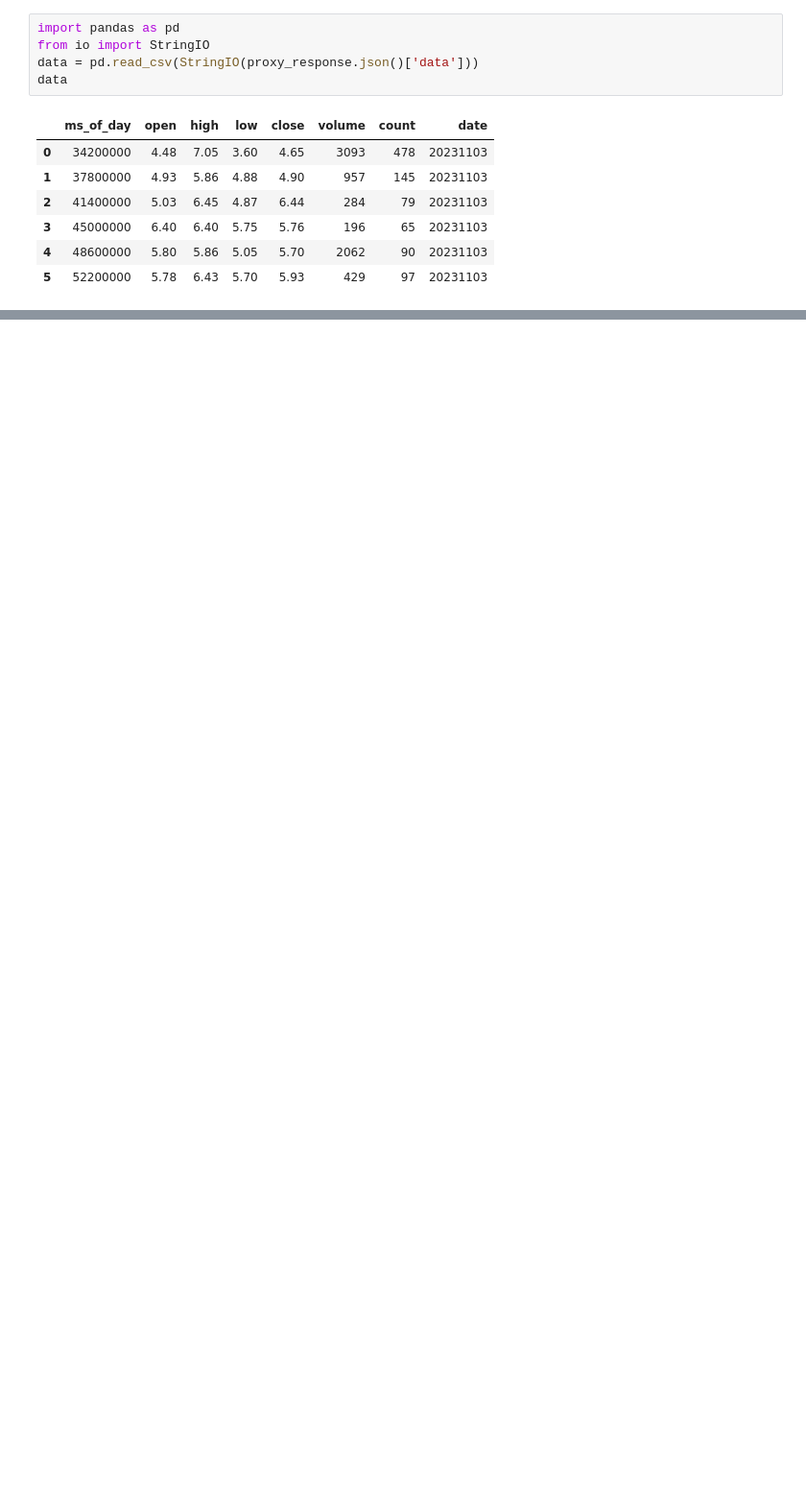
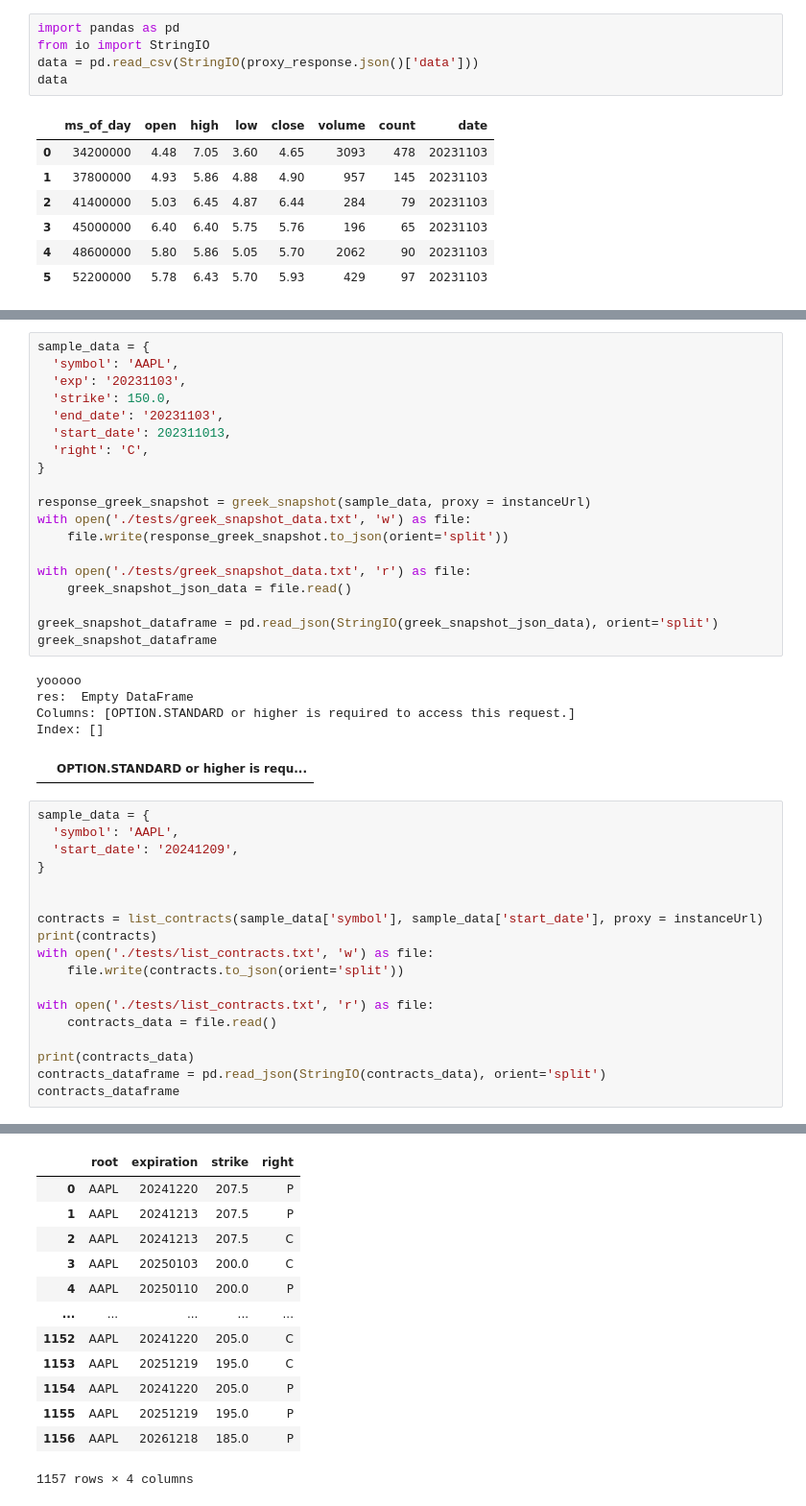
Before and after one commit to Zino-ctrlZ/FinanceDatabase, a Jupyter notebook: dbase/DataAPI/test.ipynb, the cells around one changed output, grey strips where cells are left out. Shown: that part at 96% size. Drawn from its saved outputs; the diff is of its cells as text; blank space fills up the shorter version.

```diff
--- a/dbase/DataAPI/test.ipynb
+++ b/dbase/DataAPI/test.ipynb
@@ -89,0 +136,44 @@ response
+# %%
+sample_data = {
+  'symbol': 'AAPL',
+  'exp': '20231103',
+  'strike': 150.0,
+  'end_date': '20231103',
+  'start_date': 202311013,
+  'right': 'C',
+}
+
+response_greek_snapshot = greek_snapshot(sample_data, proxy = instanceUrl)
+with open('./tests/greek_snapshot_data.txt', 'w') as file:
+    file.write(response_greek_snapshot.to_json(orient='split'))
+
+with open('./tests/greek_snapshot_data.txt', 'r') as file:
+    greek_snapshot_json_data = file.read()
+
+greek_snapshot_dataframe = pd.read_json(StringIO(greek_snapshot_json_data), orient='split')
+greek_snapshot_dataframe
+# %% [output]
+yooooo
+res:  Empty DataFrame
+Columns: [OPTION.STANDARD or higher is required to access this request.]
+Index: []
+|  | OPTION.STANDARD or higher is requ... |
+# %%
+sample_data = {
+  'symbol': 'AAPL',
+  'start_date': '20241209',
+}
+
+
+contracts = list_contracts(sample_data['symbol'], sample_data['start_date'], proxy = instanceUrl)
+print(contracts)
+with open('./tests/list_contracts.txt', 'w') as file:
+    file.write(contracts.to_json(orient='split'))
+
+with open('./tests/list_contracts.txt', 'r') as file:
+    contracts_data = file.read()
+
+print(contracts_data)
+contracts_dataframe = pd.read_json(StringIO(contracts_data), orient='split')
+contracts_dataframe
+# %% [output]
@@ -89,0 +195,13 @@ response
+|  | root | expiration | strike | right |
+| 0 | AAPL | 20241220 | 207.5 | P |
+| 1 | AAPL | 20241213 | 207.5 | P |
+| 2 | AAPL | 20241213 | 207.5 | C |
+| 3 | AAPL | 20250103 | 200.0 | C |
+| 4 | AAPL | 20250110 | 200.0 | P |
+| ... | ... | ... | ... | ... |
+| 1152 | AAPL | 20241220 | 205.0 | C |
+| 1153 | AAPL | 20251219 | 195.0 | C |
+| 1154 | AAPL | 20241220 | 205.0 | P |
+| 1155 | AAPL | 20251219 | 195.0 | P |
+| 1156 | AAPL | 20261218 | 185.0 | P |
+1157 rows × 4 columns
```
Also changed, not shown: parts of 15 cells of this notebook, 9 other files.
